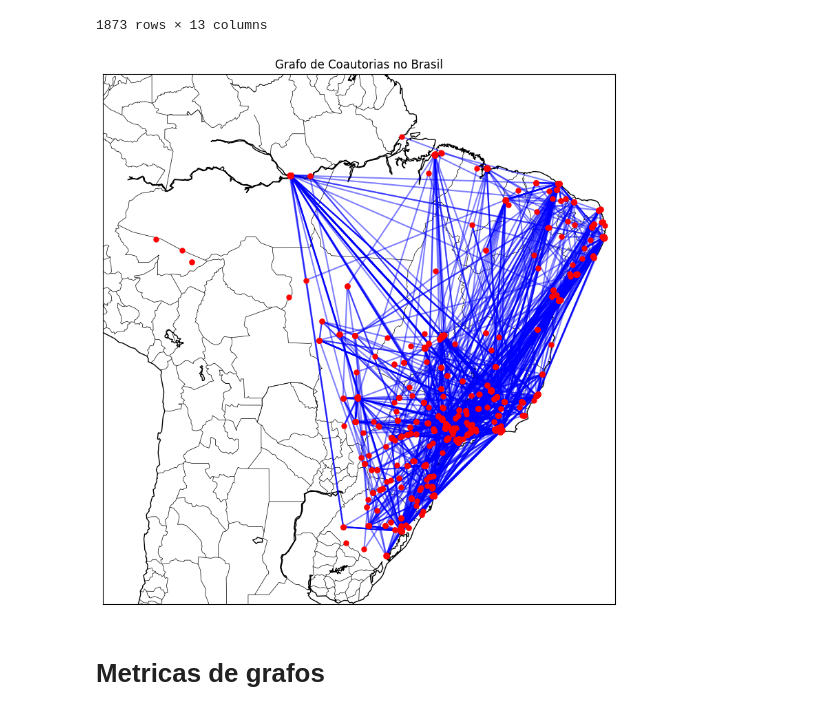
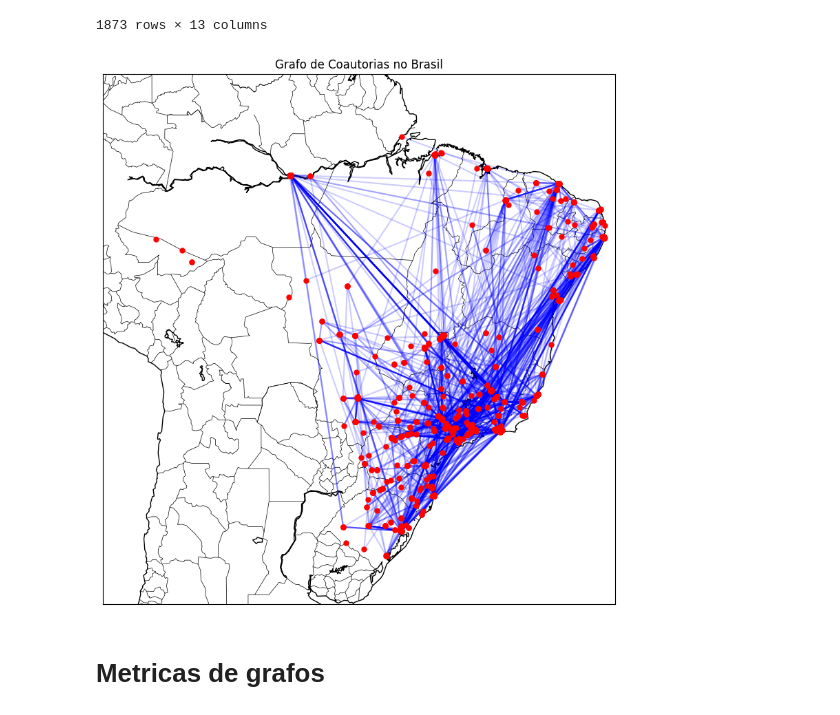
Before and after one commit to yagoprimerano/Network-Analysis-Lattes, a Jupyter notebook: notebooks/2.analysis.ipynb, the cells around one changed output. Drawn from its saved outputs; the diff is of its cells as text; code cells hidden in the pictures.

```diff
--- a/notebooks/2.analysis.ipynb
+++ b/notebooks/2.analysis.ipynb
@@ -253,35 +251,35 @@ m = Basemap(
     projection='merc',
     llcrnrlat=-35, urcrnrlat=5,  # Latitudes do Brasil
     llcrnrlon=-75, urcrnrlon=-34,  # Longitudes do Brasil
     resolution='l'
 )
 
 m.drawcoastlines()
 m.drawcountries()
 m.drawstates()
 
 # Converter as posições geográficas dos nós para coordenadas no mapa
 mapped_positions = {}
 for node, (lon, lat) in positions.items():
     x, y = m(lon, lat)
     mapped_positions[node] = (x, y)
 
 # Plotar as arestas no mapa
 for edge in G.edges():
     if edge[0] in mapped_positions and edge[1] in mapped_positions:
         x1, y1 = mapped_positions[edge[0]]
         x2, y2 = mapped_positions[edge[1]]
-        plt.plot([x1, x2], [y1, y2], color="blue", alpha=0.5)
+        plt.plot([x1, x2], [y1, y2], color="blue", alpha=0.2)
 
 # Plotar os nós (autores)
 for node, (x, y) in mapped_positions.items():
     plt.plot(x, y, 'ro', markersize=5)
 
 # Adicionar título
 plt.title("Grafo de Coautorias no Brasil")
 plt.show()
 # %% [output]
-[figure, old version]
+[figure, new version]
 # %% [markdown]
 # Metricas de grafos
 # %% [markdown]
```
Also changed, not shown: parts of 12 cells of this notebook, 2 other files.
